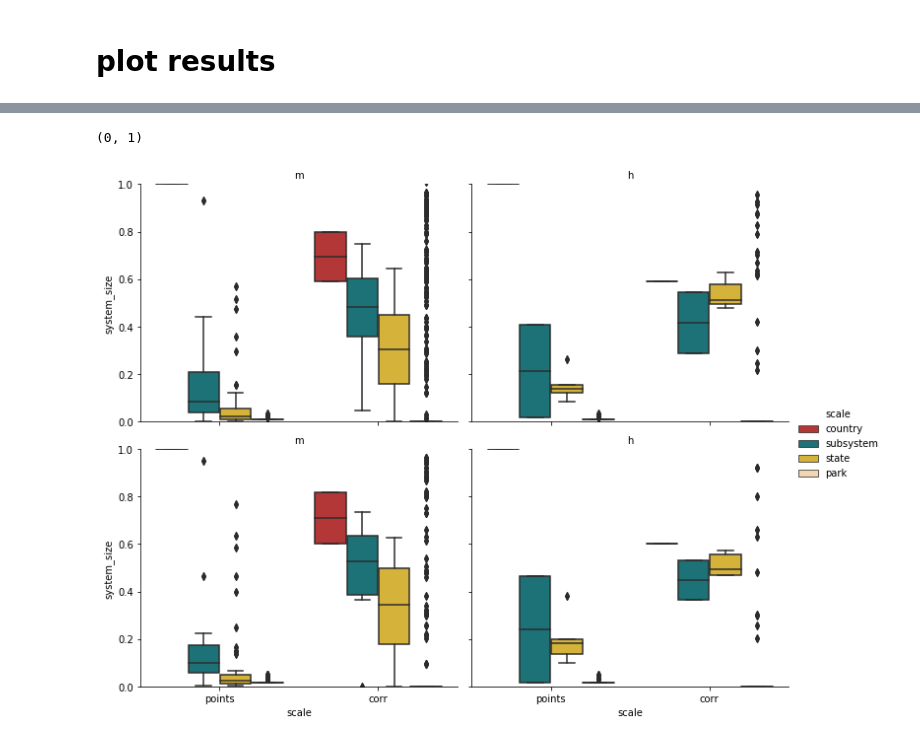
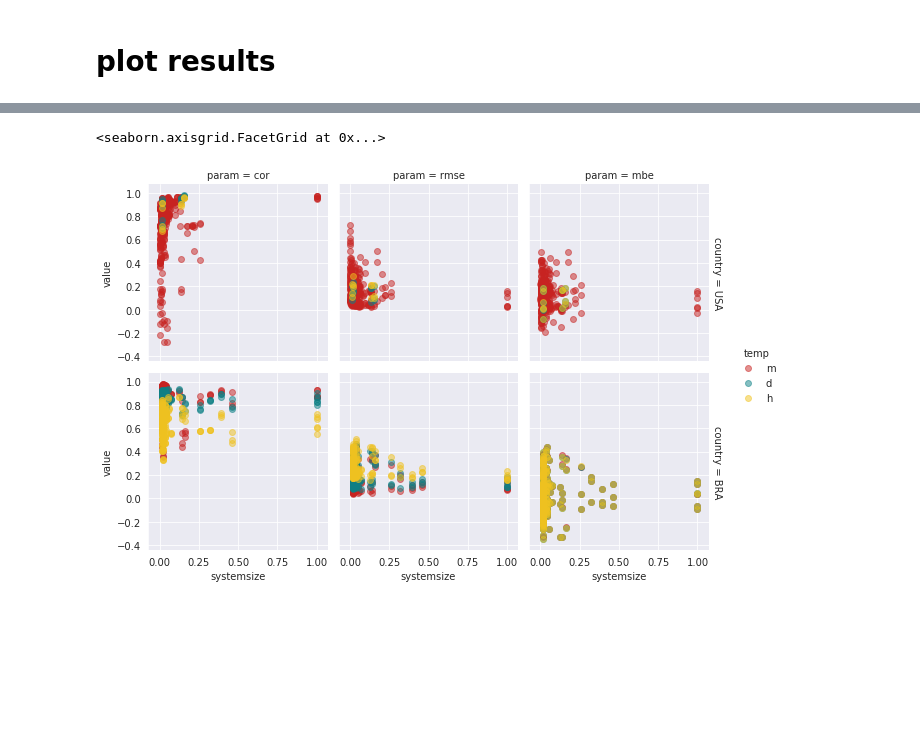
Before and after one commit to KatharinaGruber/windpower_GWA, a Jupyter notebook: merge_results_BRAUSA_gridpoints.ipynb, the cells around one changed output, grey strips where cells are left out. Drawn from its saved outputs; the diff is of its cells as text; code cells hidden in the pictures; blank space fills up the shorter version.

Commit message:
adapt to new Brazil results

```diff
--- a/merge_results_BRAUSA_gridpoints.ipynb
+++ b/merge_results_BRAUSA_gridpoints.ipynb
@@ -59,0 +82,3 @@ ss_bra.loc[ss_bra.dataset=='ERA5','cor'] = nums_bra.cor[nums_bra.dataset=='ERA5'
+# %%
+results.loc[(results.ds!='ERA5_GWA')&(results.ds!='MERRA2_GWA'),'GWA'] = 'none'
+results = results[~results.duplicated(subset=['country','ds','param','region','scale','systemsize','temp','value'])]
@@ -59,0 +87,3 @@ ss_bra.loc[ss_bra.dataset=='ERA5','cor'] = nums_bra.cor[nums_bra.dataset=='ERA5'
+# %%
+results['ds2'] = results.ds
+results['ds2'][results.GWA!='none'] = results.dataset[results.GWA!='none'] + '_' + results.GWA[results.GWA!='none']
@@ -60,2 +96,5 @@ ss_bra.loc[ss_bra.dataset=='ERA5','cor'] = nums_bra.cor[nums_bra.dataset=='ERA5'
+# %%
+results['systemsize2'] = pd.cut(results.systemsize,
+                                pd.IntervalIndex.from_tuples([(0,0.1),(0.1,0.2), (0.2,0.3), (0.3,0.4), (0.4,0.5), (0.5,1)]))
 # %% [markdown]
 # plot results
@@ -78,2 +100,0 @@ results_USA_tidy2['systemsize'] = results_USA_tidy2.set_index(['country','scale'
-# %%
-results = pd.concat([results_USA_tidy2,results_BRA_tidy2])
@@ -162,10 +101,7 @@ rrCOR = pd.concat([results,
-# %%
-rmses = rrCOR[(rrCOR.param=='rmse')&(rrCOR.temp!='d')]
-r = rmses.loc[rmses.drop(['GWA','ds','value'],axis=1).drop_duplicates().index]
-sns.catplot(x="sizeparam", y="systemsize", col="temp", hue='scale', row = 'ds',
-            data=r, kind="box", height=4, aspect=1.25
-           ).set_axis_labels("scale", "system_size").set_titles("{col_name}")
-plt.ylim((0,1))
-# %% [output]
-(0, 1)
-[figure, removed]
+# %%
+sns.FacetGrid(col='param',row='country',
+              hue='temp',data=results[results.param!='avg'], margin_titles=True
+             ).map(plt.scatter,'systemsize','value',alpha=0.5).add_legend()
+# %% [output]
+<seaborn.axisgrid.FacetGrid at 0x...>
+[figure, added]
```
Also changed, not shown: parts of 52 cells of this notebook.
